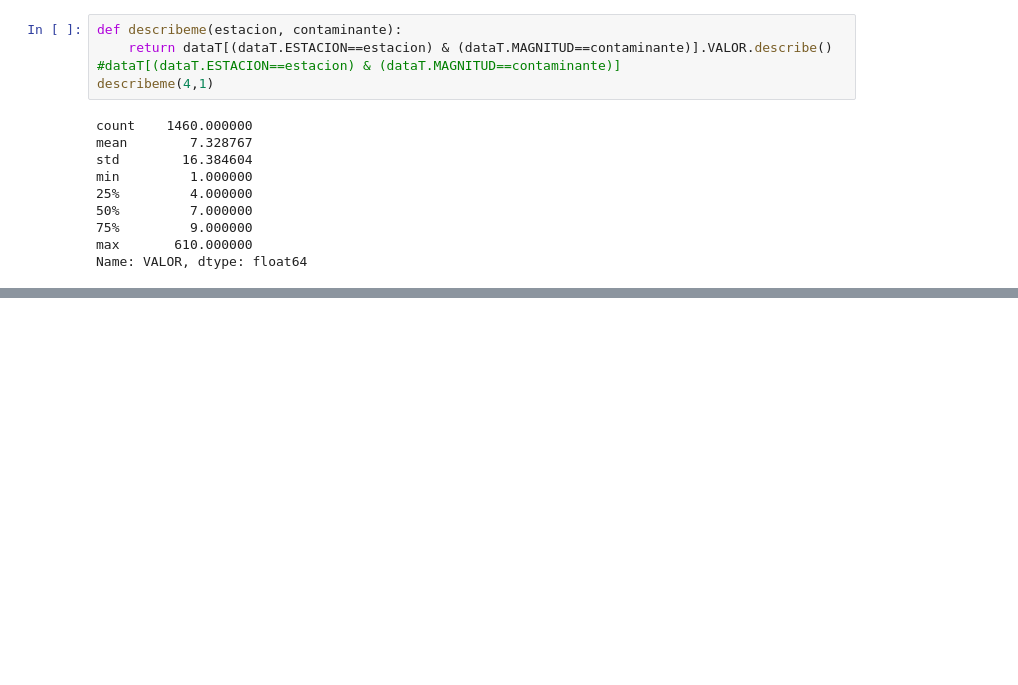
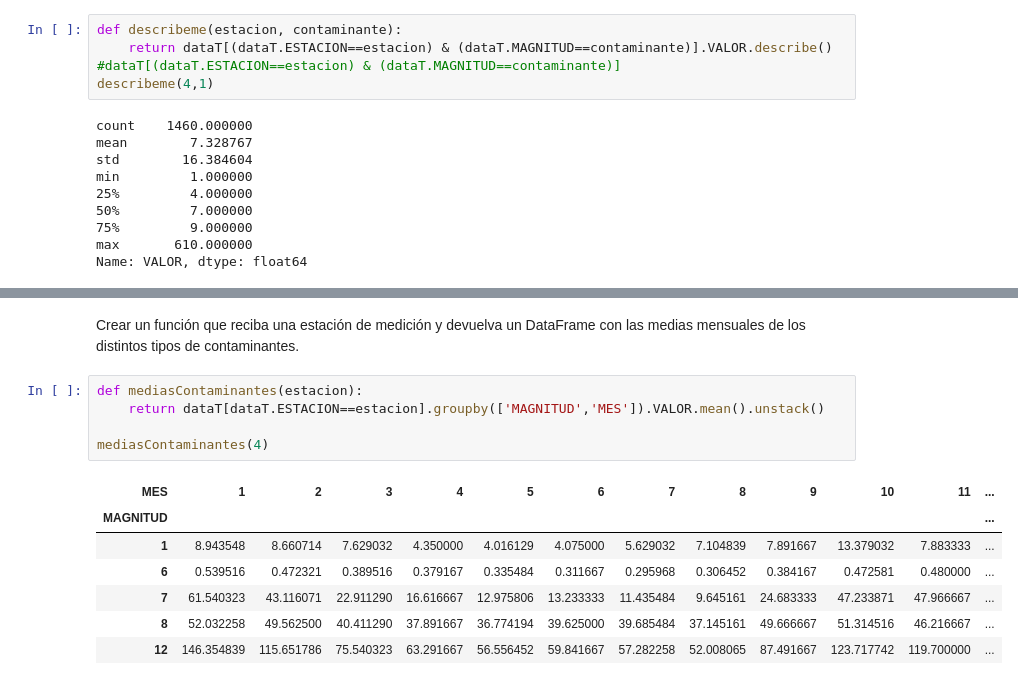
Before and after one commit to kineticske/np-pd-practice, a Jupyter notebook: analisis_e.ipynb, the cells around one changed output, grey strips where cells are left out. Drawn from its saved outputs; the diff is of its cells as text; blank space fills up the shorter version.

```diff
--- a/analisis_e.ipynb
+++ b/analisis_e.ipynb
@@ -232,0 +244,15 @@ KeyError: 'ESTACIONES'
+# %% [markdown]
+Crear un función que reciba una estación de medición y devuelva un DataFrame con las medias mensuales de los distintos tipos de contaminantes.
+# %%
+def mediasContaminantes(estacion):
+    return dataT[dataT.ESTACION==estacion].groupby(['MAGNITUD','MES']).VALOR.mean().unstack()
+
+mediasContaminantes(4)
+# %% [output]
+| MES | 1 | 2 | 3 | 4 | 5 | 6 | 7 | 8 | 9 | 10 | 11 | ... |
+| MAGNITUD |  |  |  |  |  |  |  |  |  |  |  | ... |
+| 1 | 8.943548 | 8.660714 | 7.629032 | 4.350000 | 4.016129 | 4.075000 | 5.629032 | 7.104839 | 7.891667 | 13.379032 | 7.883333 | ... |
+| 6 | 0.539516 | 0.472321 | 0.389516 | 0.379167 | 0.335484 | 0.311667 | 0.295968 | 0.306452 | 0.384167 | 0.472581 | 0.480000 | ... |
+| 7 | 61.540323 | 43.116071 | 22.911290 | 16.616667 | 12.975806 | 13.233333 | 11.435484 | 9.645161 | 24.683333 | 47.233871 | 47.966667 | ... |
+| 8 | 52.032258 | 49.562500 | 40.411290 | 37.891667 | 36.774194 | 39.625000 | 39.685484 | 37.145161 | 49.666667 | 51.314516 | 46.216667 | ... |
+| 12 | 146.354839 | 115.651786 | 75.540323 | 63.291667 | 56.556452 | 59.841667 | 57.282258 | 52.008065 | 87.491667 | 123.717742 | 119.700000 | ... |
```
Also changed, not shown: parts of 4 cells of this notebook.
